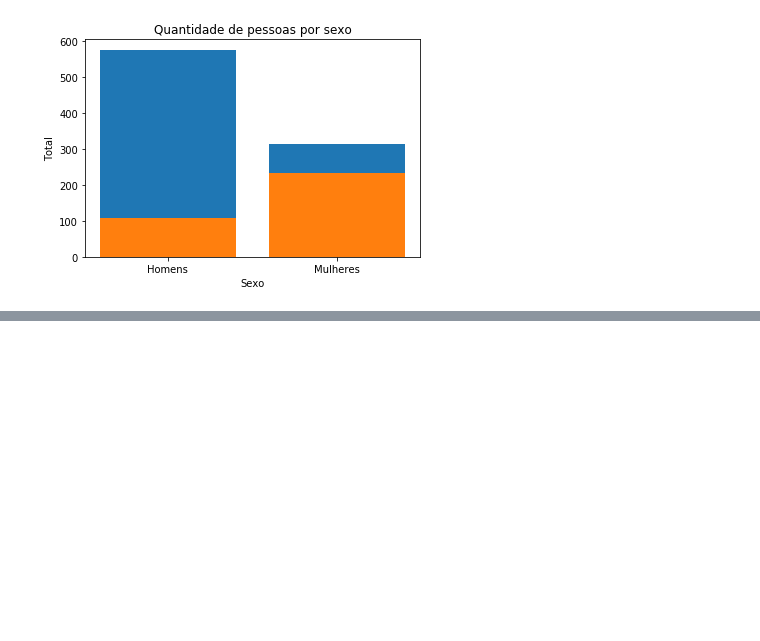
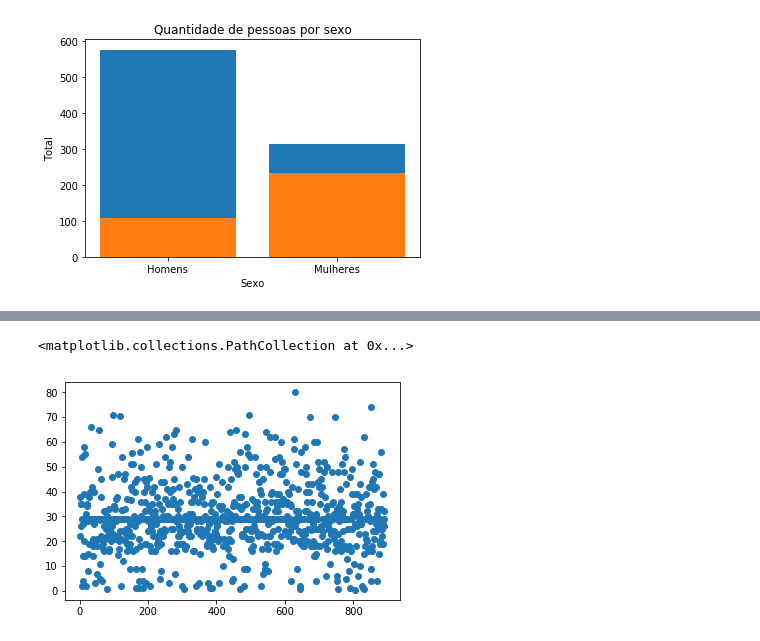
Before and after one commit to matheusbattisti/udacity_titanic, a Jupyter notebook: Titanic_Analise.ipynb, the cells around one changed output, grey strips where cells are left out. Cells and saved outputs as stored; diff of their text form; code cells hidden in the pictures; blank space fills up the shorter version.

```diff
--- a/Titanic_Analise.ipynb
+++ b/Titanic_Analise.ipynb
@@ -358,0 +442,7 @@ plt.ylabel('Total');
+# %%
+
+fig, ax = plt.subplots()
+ax.scatter(df['PassengerId'], df['Age'])
+# %% [output]
+<matplotlib.collections.PathCollection at 0x...>
+[figure, added]
```
Also changed, not shown: parts of 31 cells of this notebook.
